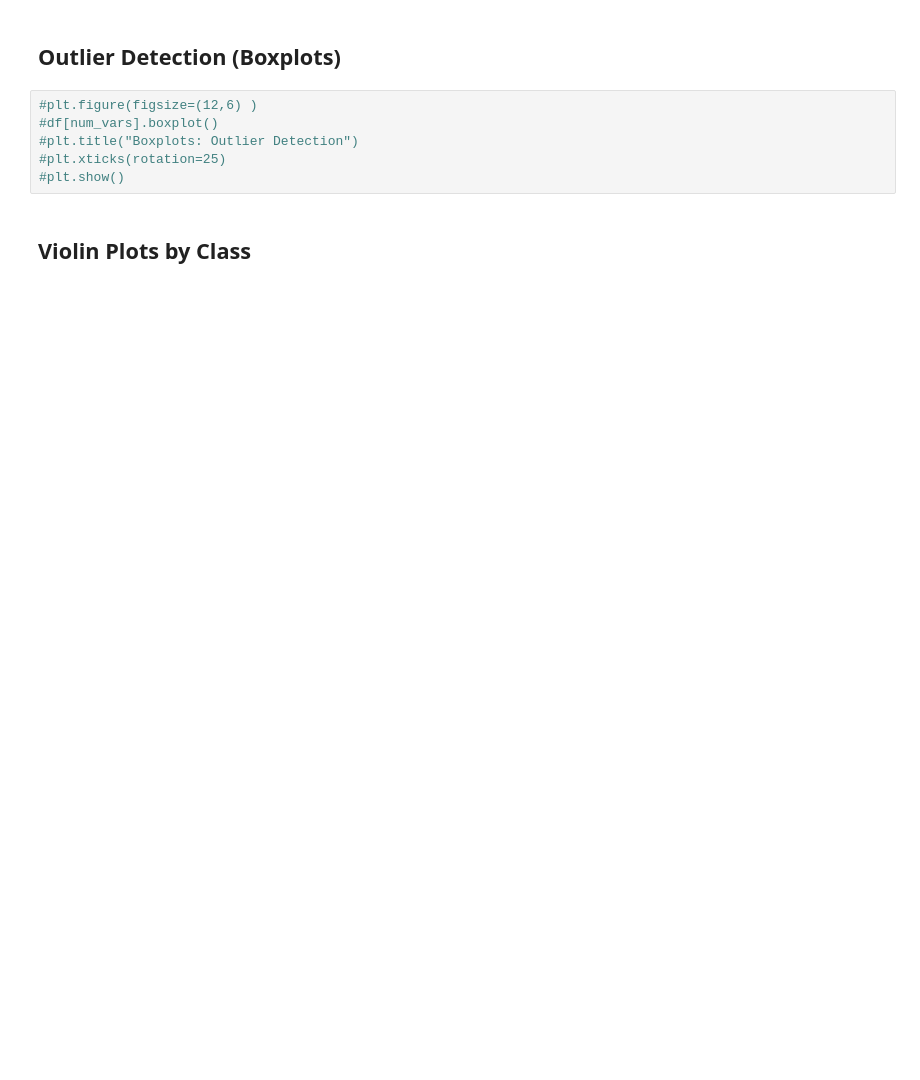
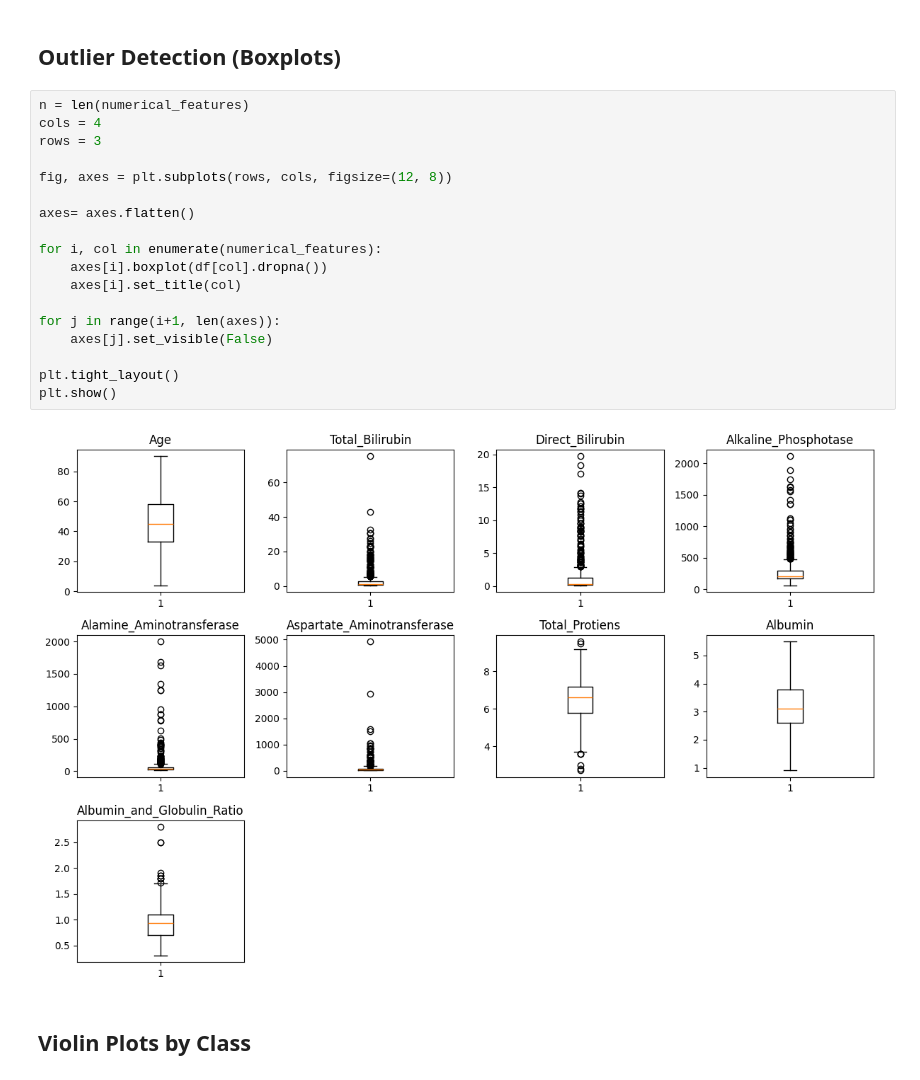
Before and after one commit to hamburguesasinmayonesa/Practica_1-MachineLearning, a Jupyter notebook: 3-código.ipynb, the cells around one changed output. Drawn from its saved outputs; the diff is of its cells as text; blank space fills up the shorter version.

```diff
--- a/3-código.ipynb
+++ b/3-código.ipynb
@@ -105,11 +123,25 @@ Name: count, dtype: int64
 # %% [markdown]
 ## Outlier Detection (Boxplots)
 # %%
-#plt.figure(figsize=(12,6) )
-#df[num_vars].boxplot()
-#plt.title("Boxplots: Outlier Detection")
-#plt.xticks(rotation=25)
-#plt.show()
+n = len(numerical_features)
+cols = 4
+rows = 3
+
+fig, axes = plt.subplots(rows, cols, figsize=(12, 8))
+
+axes= axes.flatten()
+
+for i, col in enumerate(numerical_features):
+    axes[i].boxplot(df[col].dropna())
+    axes[i].set_title(col)
+
+for j in range(i+1, len(axes)):
+    axes[j].set_visible(False)
+
+plt.tight_layout()
+plt.show()
+# %% [output]
+[figure, added]
 # %% [markdown]
 ## Violin Plots by Class
 # %%
```
Also changed, not shown: parts of 63 cells of this notebook.
